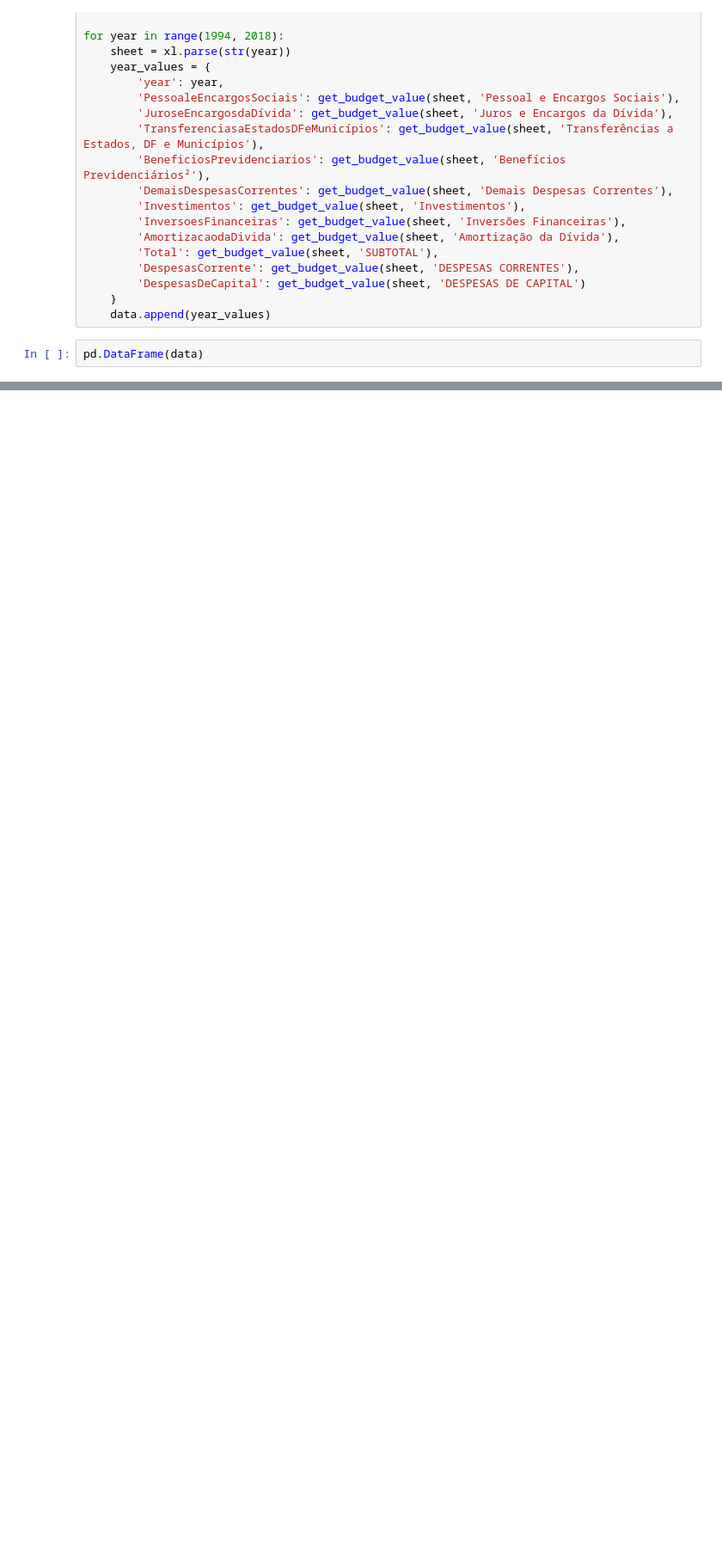
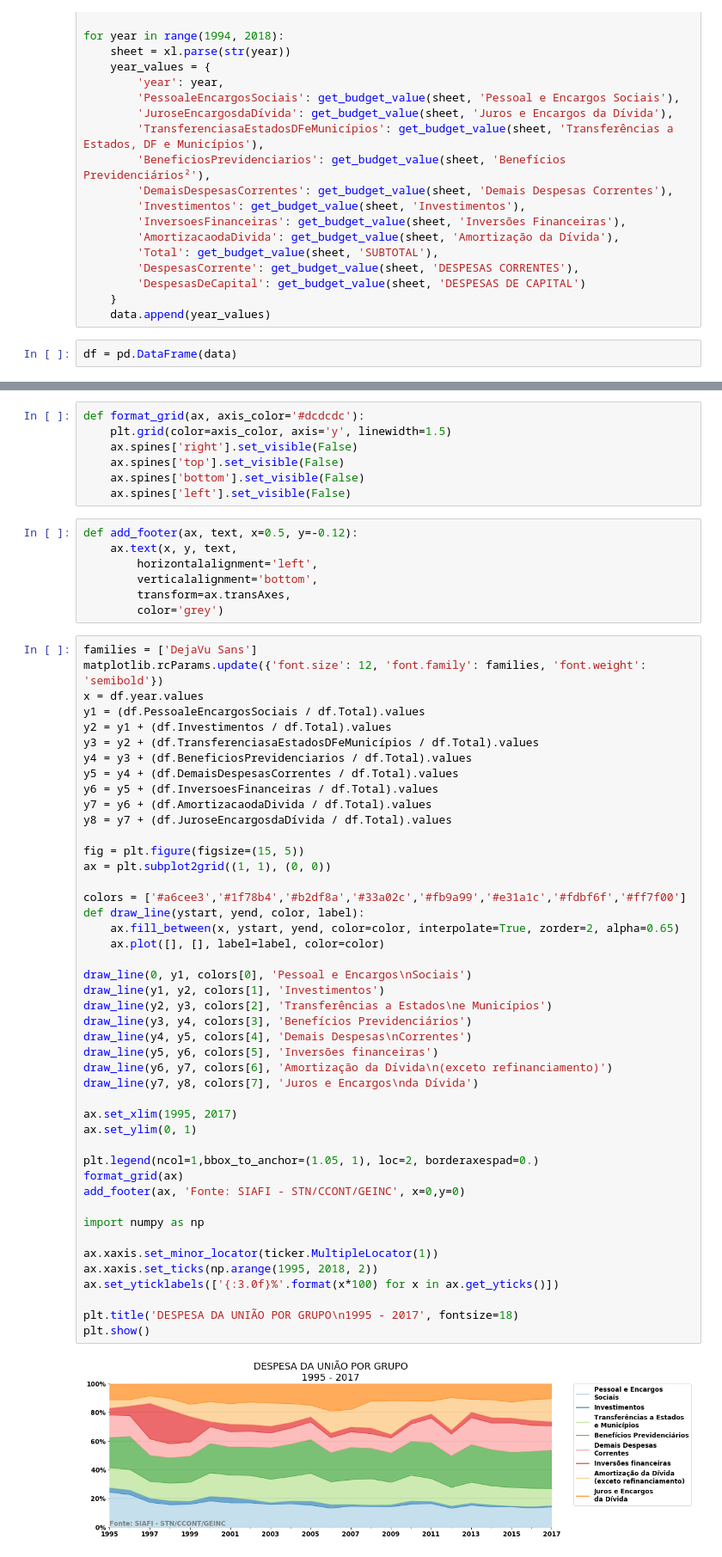
Before and after one commit to rafaelpadovezi/charts-charts-charts, a Jupyter notebook: notebooks/orcamento-federal/Despesa.ipynb, the cells around one changed output, grey strips where cells are left out. Shown at 86% size. Drawn from its saved outputs; the diff is of its cells as text; blank space fills up the shorter version.

Commit message:
2 more charts

```diff
--- a/notebooks/orcamento-federal/Despesa.ipynb
+++ b/notebooks/orcamento-federal/Despesa.ipynb
@@ -26,4 +29,4 @@ for year in range(1994, 2018):
     }
     data.append(year_values)
 # %%
-pd.DataFrame(data)
+df = pd.DataFrame(data)
@@ -47,0 +33,61 @@ pd.DataFrame(data)
+# %%
+def format_grid(ax, axis_color='#dcdcdc'):
+    plt.grid(color=axis_color, axis='y', linewidth=1.5)
+    ax.spines['right'].set_visible(False)
+    ax.spines['top'].set_visible(False)
+    ax.spines['bottom'].set_visible(False)
+    ax.spines['left'].set_visible(False)
+# %%
+def add_footer(ax, text, x=0.5, y=-0.12):
+    ax.text(x, y, text,
+        horizontalalignment='left',
+        verticalalignment='bottom',
+        transform=ax.transAxes,
+        color='grey')
+# %%
+families = ['DejaVu Sans']
+matplotlib.rcParams.update({'font.size': 12, 'font.family': families, 'font.weight': 'semibold'})
+x = df.year.values
+y1 = (df.PessoaleEncargosSociais / df.Total).values
+y2 = y1 + (df.Investimentos / df.Total).values
+y3 = y2 + (df.TransferenciasaEstadosDFeMunicípios / df.Total).values
+y4 = y3 + (df.BeneficiosPrevidenciarios / df.Total).values
+y5 = y4 + (df.DemaisDespesasCorrentes / df.Total).values
+y6 = y5 + (df.InversoesFinanceiras / df.Total).values
+y7 = y6 + (df.AmortizacaodaDivida / df.Total).values
+y8 = y7 + (df.JuroseEncargosdaDívida / df.Total).values
+
+fig = plt.figure(figsize=(15, 5))
+ax = plt.subplot2grid((1, 1), (0, 0))
+
+colors = ['#a6cee3','#1f78b4','#b2df8a','#33a02c','#fb9a99','#e31a1c','#fdbf6f','#ff7f00']
+def draw_line(ystart, yend, color, label):
+    ax.fill_between(x, ystart, yend, color=color, interpolate=True, zorder=2, alpha=0.65)
+    ax.plot([], [], label=label, color=color)
+
+draw_line(0, y1, colors[0], 'Pessoal e Encargos\nSociais')
+draw_line(y1, y2, colors[1], 'Investimentos')
+draw_line(y2, y3, colors[2], 'Transferências a Estados\ne Municípios')
+draw_line(y3, y4, colors[3], 'Benefícios Previdenciários')
+draw_line(y4, y5, colors[4], 'Demais Despesas\nCorrentes')
+draw_line(y5, y6, colors[5], 'Inversões financeiras')
+draw_line(y6, y7, colors[6], 'Amortização da Dívida\n(exceto refinanciamento)')
+draw_line(y7, y8, colors[7], 'Juros e Encargos\nda Dívida')
+
+ax.set_xlim(1995, 2017)
+ax.set_ylim(0, 1)
+
+plt.legend(ncol=1,bbox_to_anchor=(1.05, 1), loc=2, borderaxespad=0.)
+format_grid(ax)
+add_footer(ax, 'Fonte: SIAFI - STN/CCONT/GEINC', x=0,y=0)
+
+import numpy as np
+
+ax.xaxis.set_minor_locator(ticker.MultipleLocator(1))
+ax.xaxis.set_ticks(np.arange(1995, 2018, 2))
+ax.set_yticklabels(['{:3.0f}%'.format(x*100) for x in ax.get_yticks()])
+
+plt.title('DESPESA DA UNIÃO POR GRUPO\n1995 - 2017', fontsize=18)
+plt.show()
+# %% [output]
+[figure, added]
```
Also changed, not shown: parts of 7 cells of this notebook.
